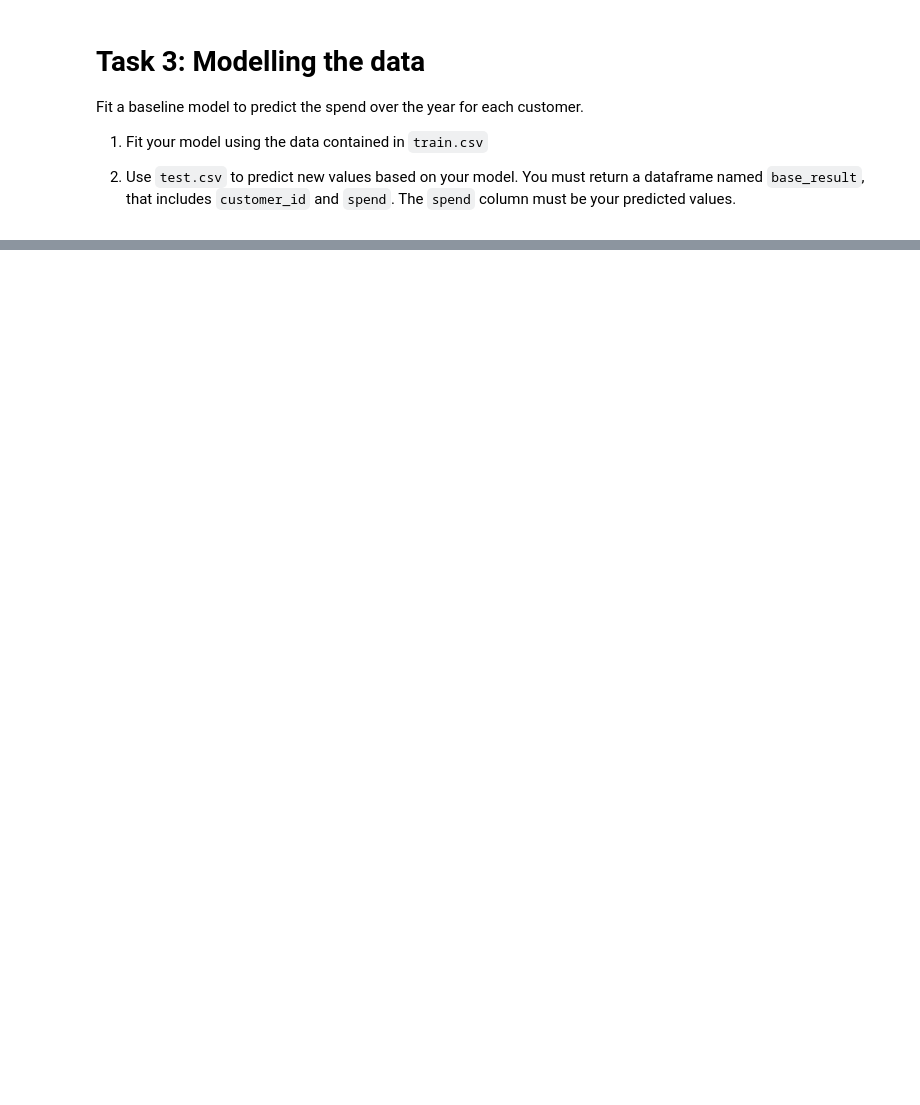
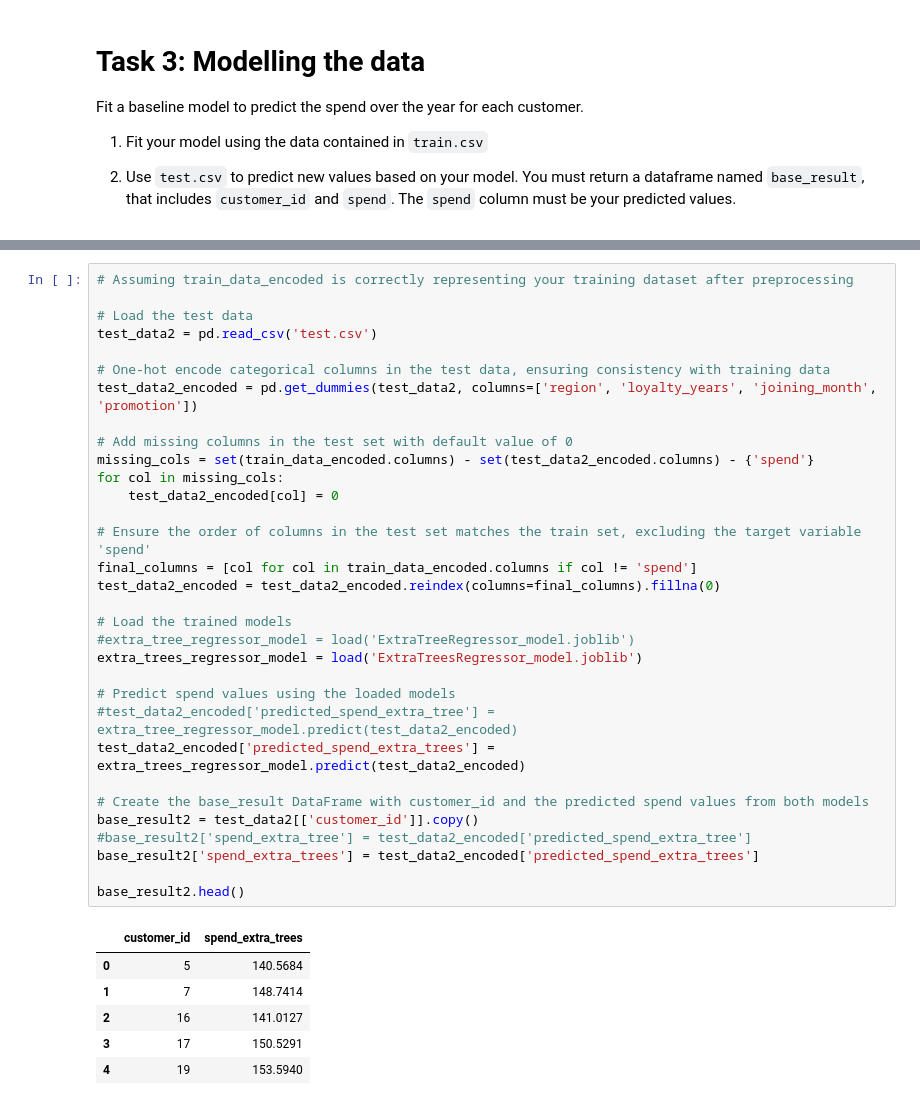
Before and after one commit to suni639/customer_loyalty, a Jupyter notebook: supermarket_loyalty_programme_analysis.ipynb, the cells around one changed output, grey strips where cells are left out. Drawn from its saved outputs; the diff is of its cells as text; blank space fills up the shorter version.

```diff
--- a/supermarket_loyalty_programme_analysis.ipynb
+++ b/supermarket_loyalty_programme_analysis.ipynb
@@ -353,0 +469,39 @@ Fit a baseline model to predict the spend over the year for each customer.
+# %%
+# Assuming train_data_encoded is correctly representing your training dataset after preprocessing
+
+# Load the test data
+test_data2 = pd.read_csv('test.csv')
+
+# One-hot encode categorical columns in the test data, ensuring consistency with training data
+test_data2_encoded = pd.get_dummies(test_data2, columns=['region', 'loyalty_years', 'joining_month', 'promotion'])
+
+# Add missing columns in the test set with default value of 0
+missing_cols = set(train_data_encoded.columns) - set(test_data2_encoded.columns) - {'spend'}
+for col in missing_cols:
+    test_data2_encoded[col] = 0
+
+# Ensure the order of columns in the test set matches the train set, excluding the target variable 'spend'
+final_columns = [col for col in train_data_encoded.columns if col != 'spend']
+test_data2_encoded = test_data2_encoded.reindex(columns=final_columns).fillna(0)
+
+# Load the trained models
+#extra_tree_regressor_model = load('ExtraTreeRegressor_model.joblib')
+extra_trees_regressor_model = load('ExtraTreesRegressor_model.joblib')
+
+# Predict spend values using the loaded models
+#test_data2_encoded['predicted_spend_extra_tree'] = extra_tree_regressor_model.predict(test_data2_encoded)
+test_data2_encoded['predicted_spend_extra_trees'] = extra_trees_regressor_model.predict(test_data2_encoded)
+
+# Create the base_result DataFrame with customer_id and the predicted spend values from both models
+base_result2 = test_data2[['customer_id']].copy()
+#base_result2['spend_extra_tree'] = test_data2_encoded['predicted_spend_extra_tree']
+base_result2['spend_extra_trees'] = test_data2_encoded['predicted_spend_extra_trees']
+
+base_result2.head()
+# %% [output]
+|  | customer_id | spend_extra_trees |
+| 0 | 5 | 140.5684 |
+| 1 | 7 | 148.7414 |
+| 2 | 16 | 141.0127 |
+| 3 | 17 | 150.5291 |
+| 4 | 19 | 153.5940 |
```
Also changed, not shown: parts of 11 cells of this notebook, 12 other files.
